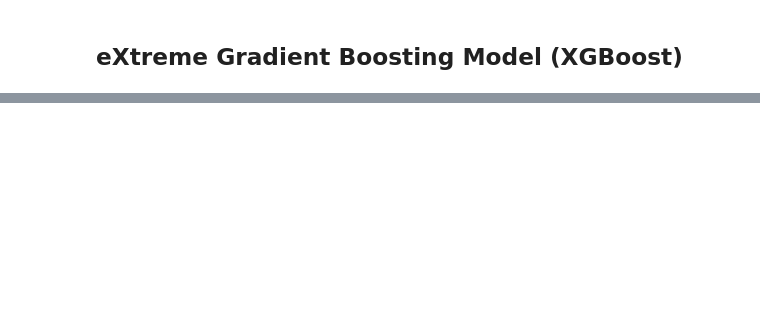
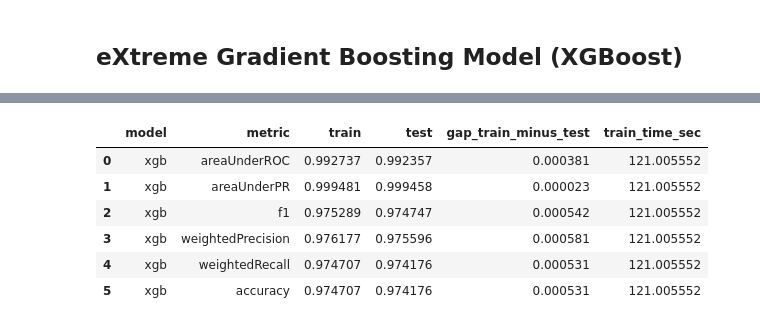
Before and after one commit to lngo916/DSC-288R-Capstone-Final-Project, a Jupyter notebook: notebooks/7_ML_modeling.ipynb, the cells around one changed output, grey strips where cells are left out. Saved outputs shown, nothing was run; the diff lists cells and outputs as text; code cells hidden in the pictures; blank space fills up the shorter version.

```diff
--- a/notebooks/7_ML_modeling.ipynb
+++ b/notebooks/7_ML_modeling.ipynb
@@ -283,0 +196,76 @@ ML XGBoost took: 217.65 seconds
+# %%
+start = time.time()
+
+# ------------------------------------------------------------
+# 1. Train + predict + evaluate XGBoost
+# ------------------------------------------------------------
+# This runs the full modeling pipeline for one model:
+# - builds XGBoost
+# - fits on train_final_df
+# - transforms train and validation/test DataFrames
+# - evaluates default metrics
+# - returns long-form and wide-form metric tables
+# - keeps fitted model + prediction DataFrames for ROC/CM/feature importance
+
+xgb_results = ml.fit_transform_evaluate_models(
+    model_names=["xgb"],
+    train_final_df=train,   # or train
+    test_final_df=val,      # or val/test
+    spark=spark,
+    mode=MODE,
+    metrics=None,                   # None uses DEFAULT_METRICS
+    cache=True,
+    keep_predictions=True,          # important for ROC curve + confusion matrix
+    cast_xgb_label_to_int=True,     # important for XGBoost
+    verbose=True,
+)
+
+elapsed = time.time() - start
+print(f"ML XGBoost took: {elapsed:.2f} seconds")
+
+
+# ------------------------------------------------------------
+# 2. Extract reusable result objects
+# ------------------------------------------------------------
+
+metrics_df = xgb_results["metrics_df"]
+presentation_metrics = xgb_results["presentation_metrics"]
+metric_rows = xgb_results["metric_rows"]
+
+xgb_bundle = xgb_results["predictions"]["xgb"]
+xgb_model = xgb_bundle["model"]
+xgb_train_pred = xgb_bundle["train_pred"]
+xgb_val_pred = xgb_bundle["test_pred"]
+
+
+# ------------------------------------------------------------
+# 3. Display metric tables
+# ------------------------------------------------------------
+
+display(metrics_df)
+display(presentation_metrics)
+
+elapsed = time.time() - start
+print(f"ML XGBoost Metric took: {elapsed:.2f} seconds")
+
+# # ------------------------------------------------------------
+# # Dashboard-style validation AUC plots
+# # ------------------------------------------------------------
+
+fig_validation_auc = ml.plot_validation_auc_by_model(
+    metrics_df=metrics_df,
+    split="test",
+    model_order=["xgb"],
+    dark=True,
+)
+
+fig_train_validation_auc = ml.plot_train_validation_auc(
+    metrics_df=metrics_df,
+    validation_label="Validation",
+    model_order=["xgb"],
+    dark=True,
+)
+
+elapsed = time.time() - start
+print(f"ML XGBoost Visualization took: {elapsed:.2f} seconds")
+# %% [output]
@@ -283,0 +297,7 @@ ML XGBoost took: 217.65 seconds
+|  | model | metric | train | test | gap_train_minus_test | train_time_sec |
+| 0 | xgb | areaUnderROC | 0.992737 | 0.992357 | 0.000381 | 121.005552 |
+| 1 | xgb | areaUnderPR | 0.999481 | 0.999458 | 0.000023 | 121.005552 |
+| 2 | xgb | f1 | 0.975289 | 0.974747 | 0.000542 | 121.005552 |
+| 3 | xgb | weightedPrecision | 0.976177 | 0.975596 | 0.000581 | 121.005552 |
+| 4 | xgb | weightedRecall | 0.974707 | 0.974176 | 0.000531 | 121.005552 |
+| 5 | xgb | accuracy | 0.974707 | 0.974176 | 0.000531 | 121.005552 |
```
Also changed, not shown: parts of 14 cells of this notebook, 6 other files.
